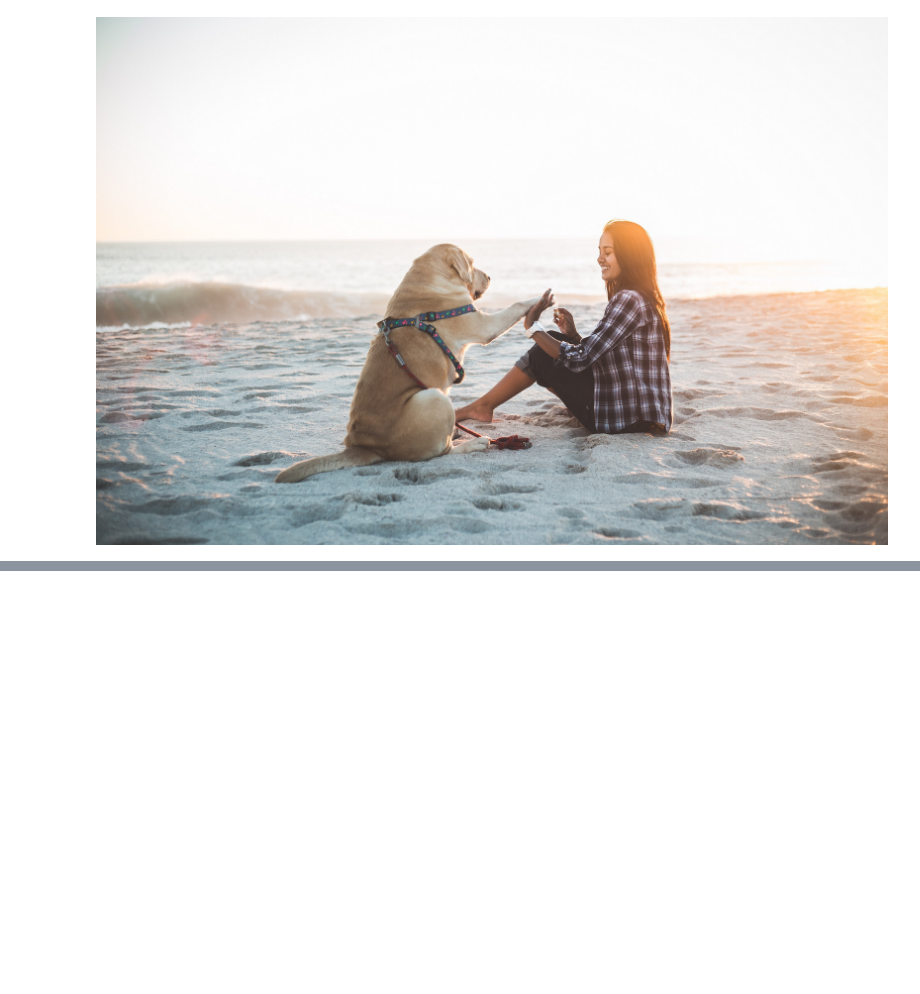
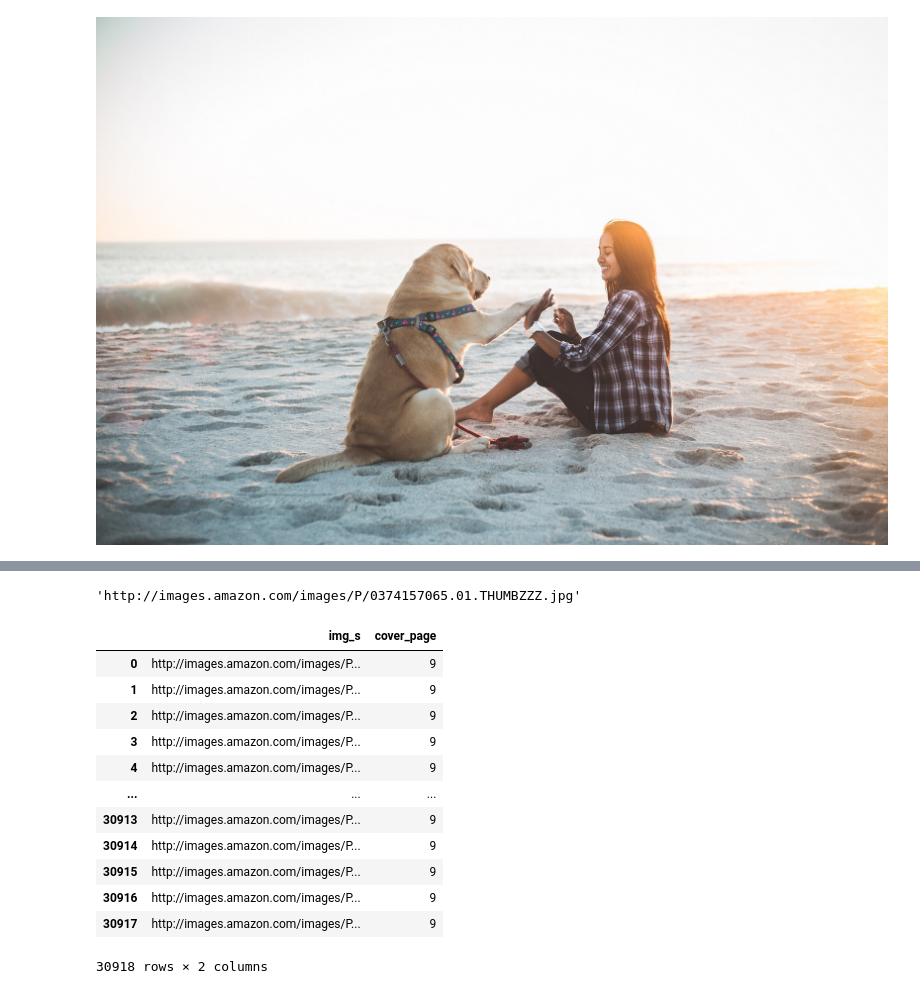
Before and after one commit to roy2392/books_recom_sys, a Jupyter notebook: image to text to vector (to pca).ipynb, the cells around one changed output, grey strips where cells are left out. Drawn from its saved outputs; the diff is of its cells as text; code cells hidden in the pictures; blank space fills up the shorter version.

```diff
--- a/image to text to vector (to pca).ipynb
+++ b/image to text to vector (to pca).ipynb
@@ -37,0 +44,9 @@ print(processor.decode(out[0], skip_special_tokens=True))
+# %%
+df = pd.read_csv(r'C:\Users\yotam\Desktop\naya\df_clean_after_pca')
+df = df[df['rating']!=0]
+df_isbn = df['isbn']
+num_dict = {}
+for i,j in enumerate(df_isbn.unique()):
+    num_dict[j]=i
+df['isbn_num'] = df['isbn'].apply(lambda txt: num_dict[txt])
+df = df.reset_index(drop = True)
@@ -37,0 +73,26 @@ print(processor.decode(out[0], skip_special_tokens=True))
+# %%
+df_category = pd.DataFrame(df['img_s'].unique())
+# %%
+df_category = df_category.rename(columns={0:"img_s"})
+# %%
+df_category.iloc[1]['img_s']
+# %% [output]
+'http://images.amazon.com/images/P/0374157065.01.THUMBZZZ.jpg'
+# %%
+df_category['cover_page'] = '9'
+# %%
+df_category
+# %% [output]
+|  | img_s | cover_page |
+| 0 | http://images.amazon.com/images/P... | 9 |
+| 1 | http://images.amazon.com/images/P... | 9 |
+| 2 | http://images.amazon.com/images/P... | 9 |
+| 3 | http://images.amazon.com/images/P... | 9 |
+| 4 | http://images.amazon.com/images/P... | 9 |
+| ... | ... | ... |
+| 30913 | http://images.amazon.com/images/P... | 9 |
+| 30914 | http://images.amazon.com/images/P... | 9 |
+| 30915 | http://images.amazon.com/images/P... | 9 |
+| 30916 | http://images.amazon.com/images/P... | 9 |
+| 30917 | http://images.amazon.com/images/P... | 9 |
+30918 rows × 2 columns
```
Also changed, not shown: parts of 5 cells of this notebook, 1 other file.
